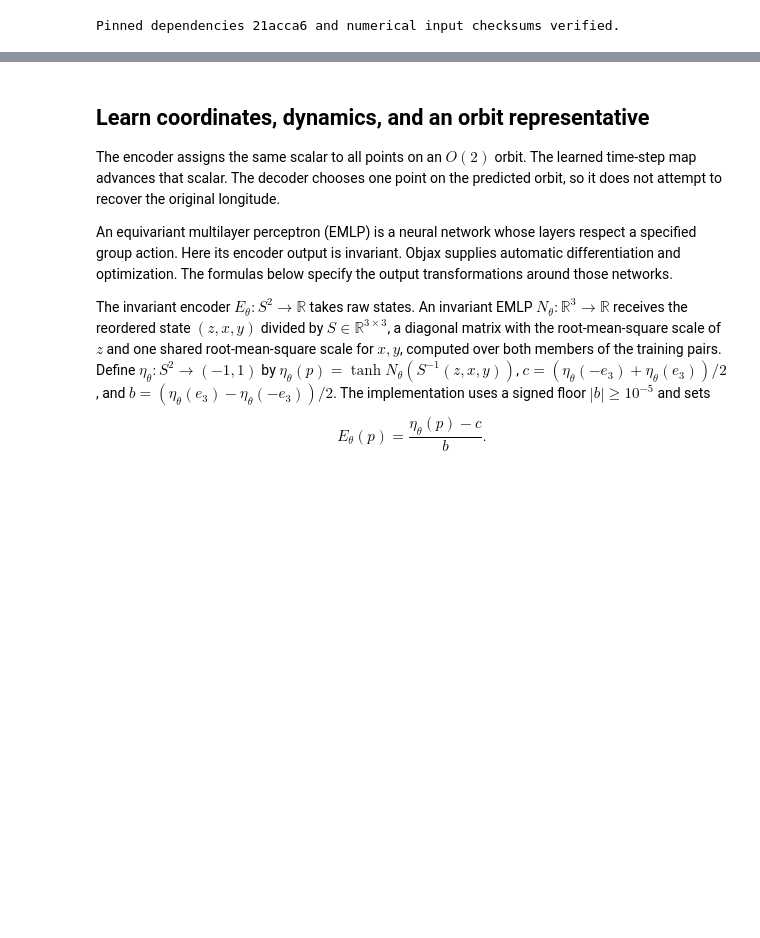
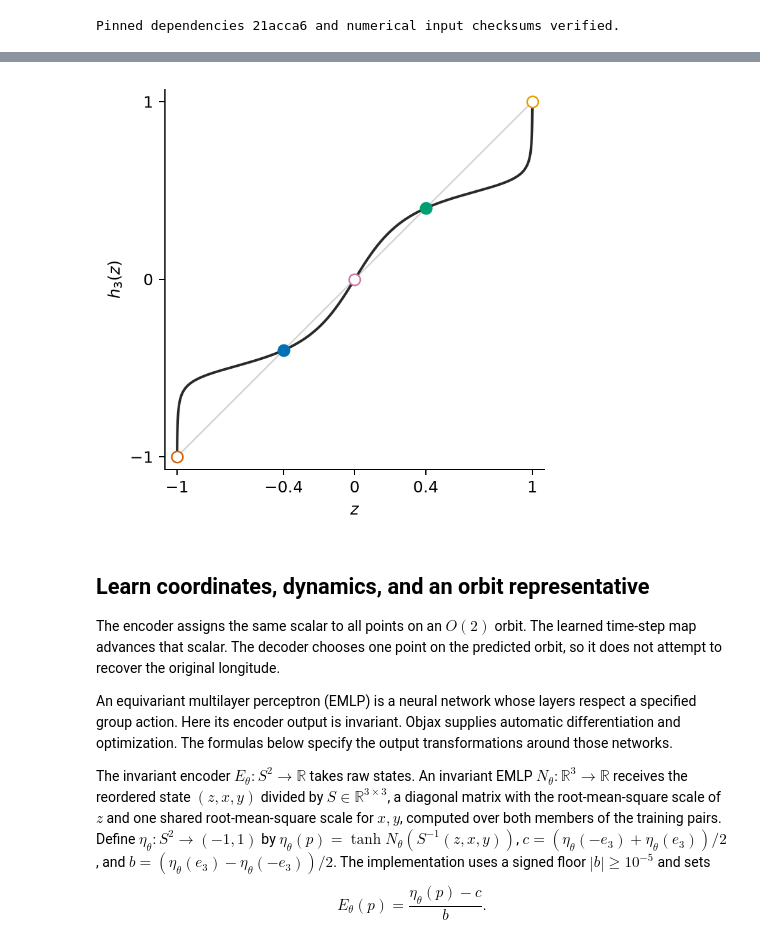
Before and after one commit to bernardorivas/2027_L4DC_EquivariantMorseGraphs, a Jupyter notebook: code-kaito/notebooks/01_sphere.ipynb, the cells around one changed output, grey strips where cells are left out. Saved outputs shown, nothing was run; the diff lists cells and outputs as text; code cells hidden in the pictures; blank space fills up the shorter version.

```diff
--- a/code-kaito/notebooks/01_sphere.ipynb
+++ b/code-kaito/notebooks/01_sphere.ipynb
@@ -43,3 +110,40 @@ reference = show_flow("sphere")
+# %%
+from scipy.integrate import solve_ivp
+
+def height_velocity(t, z):
+    return z*(0.16-z*z)*(1-z*z)
+
+def height_flow(z0, duration, rtol=1e-10, atol=1e-12):
+    solution = solve_ivp(height_velocity, (0, duration), np.asarray(z0, dtype=float),
+                         method='DOP853', rtol=rtol, atol=atol)
+    assert solution.success, solution.message
+    return solution.y[:, -1]
+
+z = np.unique(np.r_[np.linspace(-1, 1, 1401),
+                    1-10.**(-np.linspace(1, 12, 300)),
+                    -1+10.**(-np.linspace(1, 12, 300)), -0.4, 0.4])
+h = height_flow(z, 3)
+fixed = np.array([-1, -0.4, 0, 0.4, 1])
+assert np.max(np.abs(height_flow(fixed, 3)-fixed)) < 1e-12
+assert np.max(np.abs(h-height_flow(z, 3, rtol=1e-12, atol=1e-14))) < 1e-8
+assert np.min(np.diff(h)) >= -1e-10
+
+fig, ax = plt.subplots(figsize=(4.6, 4.3))
+ax.plot([-1, 1], [-1, 1], color='0.83', lw=1)
+ax.plot(z, h, color='0.16', lw=1.6)
+colors = ['#d55e00', '#0072b2', '#cc79a7', '#009e73', '#e69f00']
+for value, color in zip(fixed, colors):
+    ax.plot(value, value, 'o', mec=color, mfc=color if abs(value) == 0.4 else 'white', ms=7)
+ax.set(aspect='equal', xlim=(-1.07, 1.07), ylim=(-1.07, 1.07), xlabel='$z$', ylabel='$h_3(z)$')
+ax.set_xticks(fixed, ['−1', '−0.4', '0', '0.4', '1'])
+ax.set_yticks([-1, 0, 1])
+ax.spines[['top', 'right']].set_visible(False)
+for extension in ('png', 'pdf', 'svg'):
+    fig.savefig(figure_dir / f'height-map.{extension}', dpi=180, bbox_inches='tight')
+plt.close(fig)
+display(Image(filename=str(figure_dir / 'height-map.png'), width=460))
+# %% [output]
+[figure, added]
 # %% [markdown]
 ## Learn coordinates, dynamics, and an orbit representative
 
```
Also changed, not shown: parts of 5 cells of this notebook, 8 other files.
